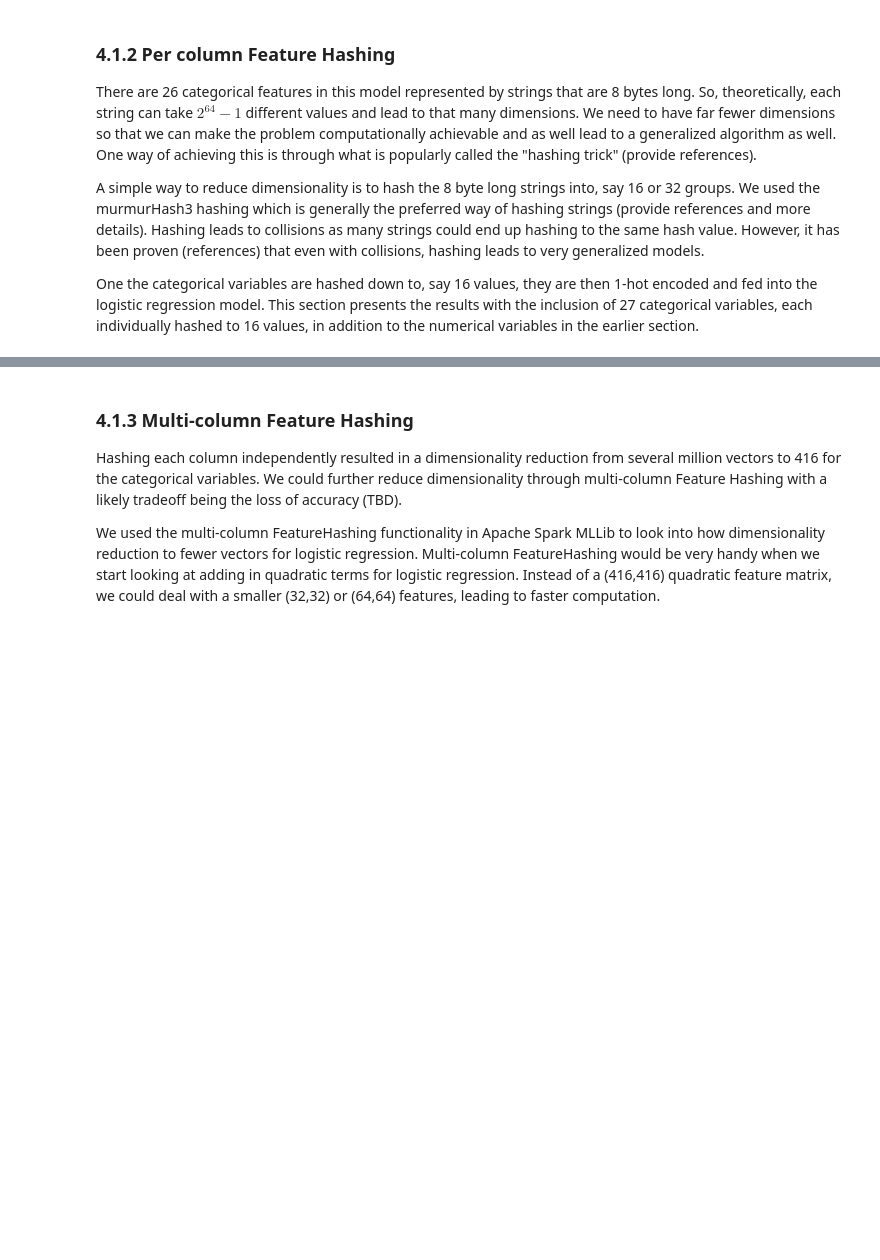
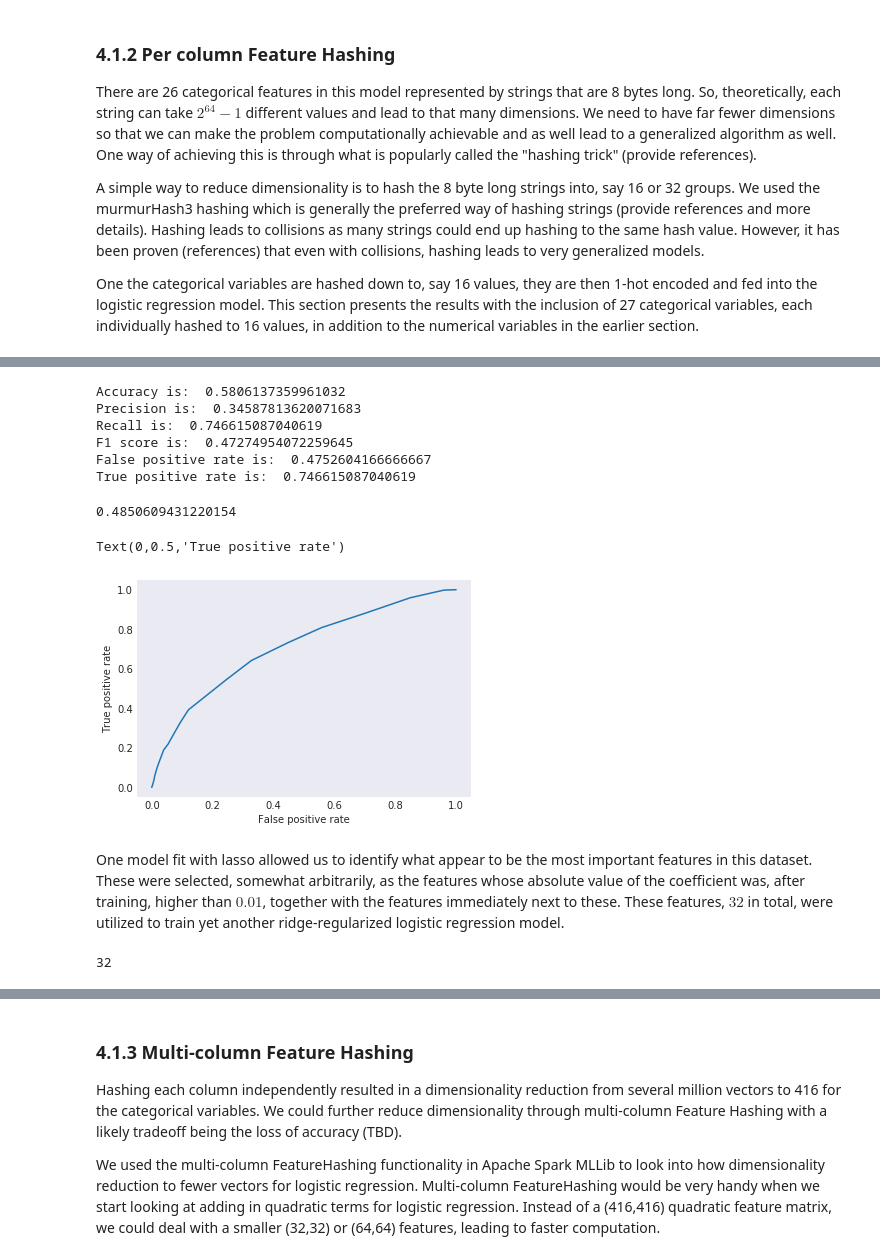
Before and after one commit to vnagapudi/W261_Final_Project, a Jupyter notebook: final_project_SID_LUCA.ipynb, the cells around one changed output, grey strips where cells are left out. Saved outputs shown, nothing was run; the diff lists cells and outputs as text; code cells hidden in the pictures; blank space fills up the shorter version.

```diff
--- a/final_project_SID_LUCA.ipynb
+++ b/final_project_SID_LUCA.ipynb
@@ -1448,0 +1497,43 @@ plt.show()
+# %%
+# make predictions and compute metrics for treshProb = 0.22
+pred, ntp, ntn, nfp, nfn = makePrediction(validation, model[-1], 0.22)
+
+acc = (ntp+ntn)/(ntp+ntn+nfp+nfn)
+prec = (ntp)/(ntp+nfp)
+rec = (ntp)/(ntp+nfn)
+f1 = 2*prec*rec/(prec+rec)
+fpr = nfp/(ntn+nfp)
+tpr = ntp/(ntp+nfn)
+print('Accuracy is: ', acc)
+print('Precision is: ', prec)
+print('Recall is: ', rec)
+print('F1 score is: ', f1)
+print('False positive rate is: ', fpr)
+print('True positive rate is: ', tpr)
+# %% [output]
+Accuracy is:  0.5806137359961032
+Precision is:  0.34587813620071683
+Recall is:  0.746615087040619
+F1 score is:  0.47274954072259645
+False positive rate is:  0.4752604166666667
+True positive rate is:  0.746615087040619
+# %%
+# generate ROC curve
+tprSave = []
+fprSave = []
+for i in np.arange(0.0, 1.0, 0.025):
+    pred, ntp, ntn, nfp, nfn = makePrediction(validation, model[-1], i)
+    fprSave.append(nfp/(ntn+nfp))
+    tprSave.append(ntp/(ntp+nfn))
+
+#distance from the upper-left corner of the ROC curve - the lower, the better
+perf = np.sqrt((np.array(fprSave))**2+(1-np.array(tprSave))**2)
+print(np.min(perf))
+
+plt.plot(fprSave, tprSave)
+plt.xlabel('False positive rate')
+plt.ylabel('True positive rate')
+# %% [output]
+0.4850609431220154
+Text(0,0.5,'True positive rate')
+[figure, added]
@@ -1448,0 +1543,2 @@ plt.show()
+# %% [markdown]
+One model fit with lasso allowed us to identify what appear to be the most important features in this dataset. These were selected, somewhat arbitrarily, as the features whose absolute value of the coefficient was, after training, higher than $0.01$, together with the features immediately next to these. These features, $32$ in total, were utilized to train yet another ridge-regularized logistic regression model.
@@ -1448,0 +1548,8 @@ plt.show()
+# %%
+#compute the number of features
+numb_features = np.size(numPlusCatRdd_sel.first()[1])
+print(numb_features)
+#define baseline model, add one parameter representing the intercept
+BASELINE = np.random.randn(numb_features + 1)
+# %% [output]
+32
```
Also changed, not shown: parts of 43 cells of this notebook.
